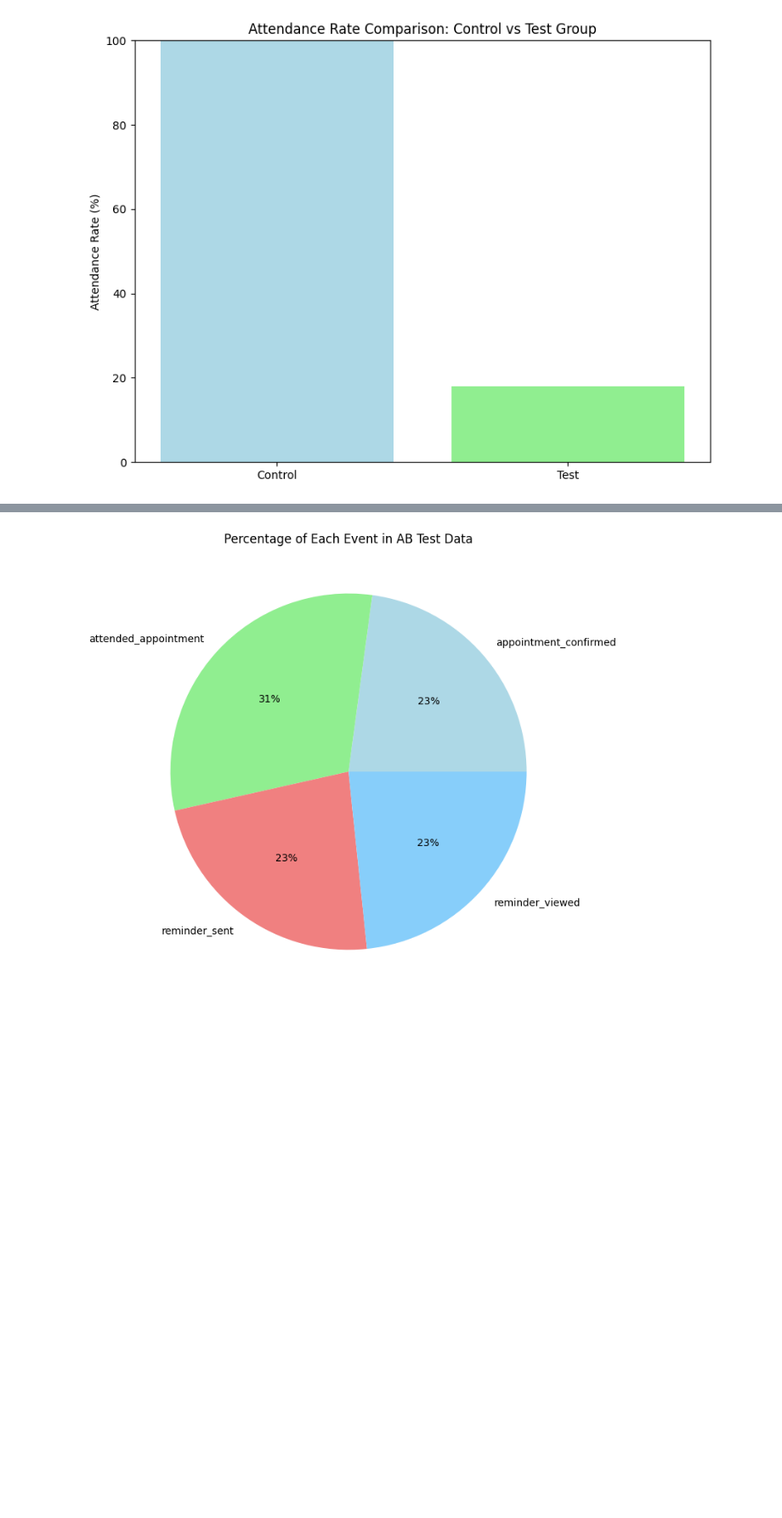
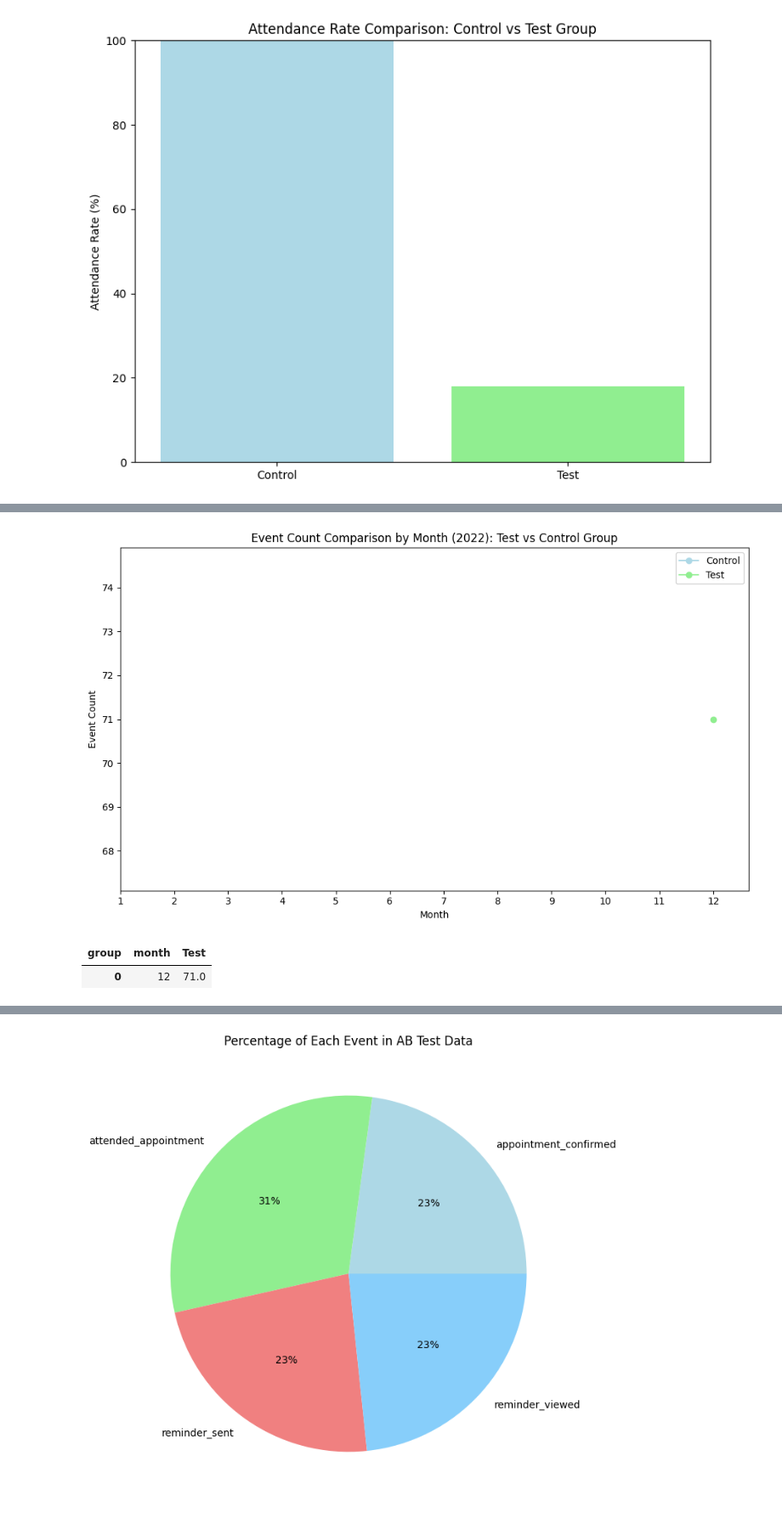
Before and after one commit to Ismat-Samadov/kyla_ProductAnalyst, a Jupyter notebook: task.ipynb, the cells around one changed output, grey strips where cells are left out. Shown at 85% size. Saved outputs shown, nothing was run; the diff lists cells and outputs as text; code cells hidden in the pictures; blank space fills up the shorter version.

```diff
--- a/task.ipynb
+++ b/task.ipynb
@@ -110,0 +148,35 @@ Test Group Counts: {'Total Test Group': 4791, 'Attended Test Group': 866}
+# %%
+# Filter data for the year 2022
+data_2022 = ab_test_data[ab_test_data['year'] == 2022]
+
+# Grouping by 'group' and 'month' for 2022
+monthly_data_2022 = data_2022.groupby(['group', 'month']).size().reset_index(name='count')
+
+# Plotting comparison for Test and Control groups by month in 2022
+plt.figure(figsize=(10, 6))
+
+# Plotting for Control group
+control_data_2022 = monthly_data_2022[monthly_data_2022['group'] == 'Control']
+plt.plot(control_data_2022['month'], control_data_2022['count'], label='Control', marker='o', color='lightblue')
+
+# Plotting for Test group
+test_data_2022 = monthly_data_2022[monthly_data_2022['group'] == 'Test']
+plt.plot(test_data_2022['month'], test_data_2022['count'], label='Test', marker='o', color='lightgreen')
+
+plt.xlabel('Month')
+plt.ylabel('Event Count')
+plt.title('Event Count Comparison by Month (2022): Test vs Control Group')
+plt.xticks(range(1, 13))
+plt.legend()
+
+# Display the plot
+plt.tight_layout()
+plt.show()
+# %% [output]
+[figure, added]
+# %%
+comparison_table_2022 = pd.pivot_table(monthly_data_2022, values='count', index='month', columns='group', fill_value=0).reset_index()
+comparison_table_2022
+# %% [output]
+| group | month | Test |
+| 0 | 12 | 71.0 |
```
Also changed, not shown: parts of 4 cells of this notebook.
